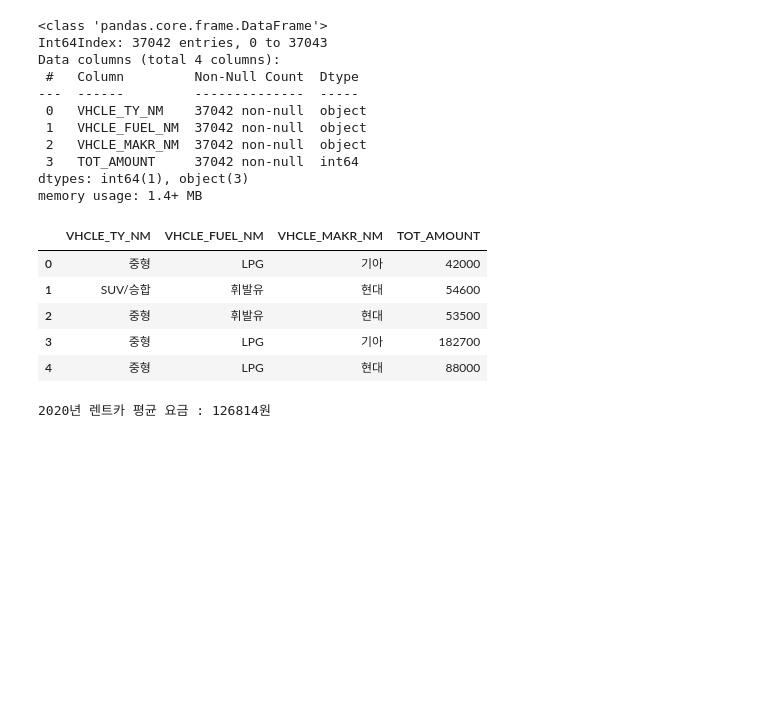
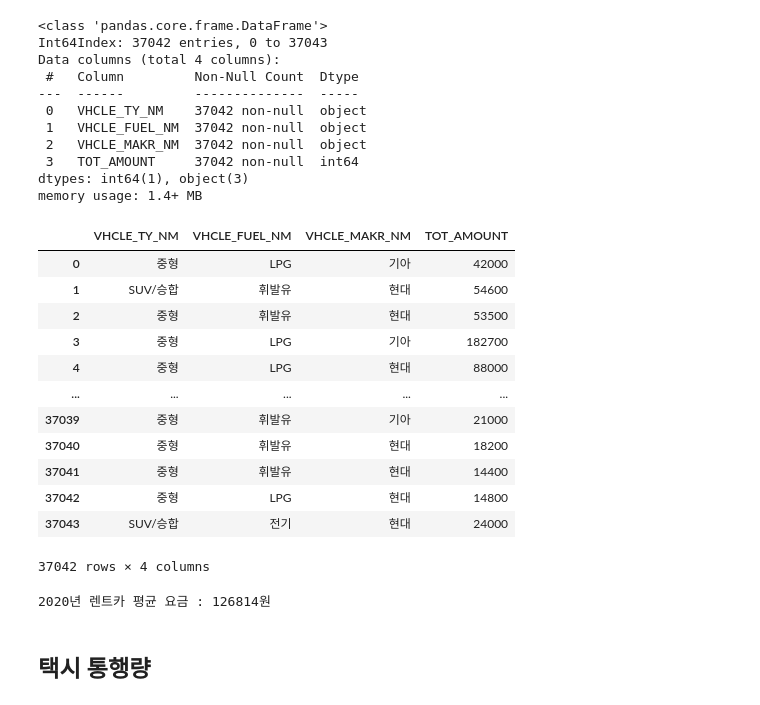
Before and after one commit to L2egg/L2egg, a Jupyter notebook: 제주도.ipynb, the cells around one changed output. Drawn from its saved outputs; the diff is of its cells as text; code cells hidden in the pictures; blank space fills up the shorter version.

```diff
--- a/제주도.ipynb
+++ b/제주도.ipynb
@@ -122,16 +113,25 @@ Data columns (total 4 columns):
 dtypes: int64(1), object(3)
 memory usage: 1.4+ MB
 # %%
-dataset3.head()
+dataset3
 # %% [output]
 |  | VHCLE_TY_NM | VHCLE_FUEL_NM | VHCLE_MAKR_NM | TOT_AMOUNT |
 | 0 | 중형 | LPG | 기아 | 42000 |
 | 1 | SUV/승합 | 휘발유 | 현대 | 54600 |
 | 2 | 중형 | 휘발유 | 현대 | 53500 |
 | 3 | 중형 | LPG | 기아 | 182700 |
 | 4 | 중형 | LPG | 현대 | 88000 |
+| ... | ... | ... | ... | ... |
+| 37039 | 중형 | 휘발유 | 기아 | 21000 |
+| 37040 | 중형 | 휘발유 | 현대 | 18200 |
+| 37041 | 중형 | 휘발유 | 현대 | 14400 |
+| 37042 | 중형 | LPG | 현대 | 14800 |
+| 37043 | SUV/승합 | 전기 | 현대 | 24000 |
+37042 rows × 4 columns
 # %%
 average = dataset3['TOT_AMOUNT'].mean()
 print('2020년 렌트카 평균 요금 : {0:.0f}원'.format(average))
 # %% [output]
 2020년 렌트카 평균 요금 : 126814원
+# %% [markdown]
+## 택시 통행량
```
Also changed, not shown: parts of 21 cells of this notebook.
